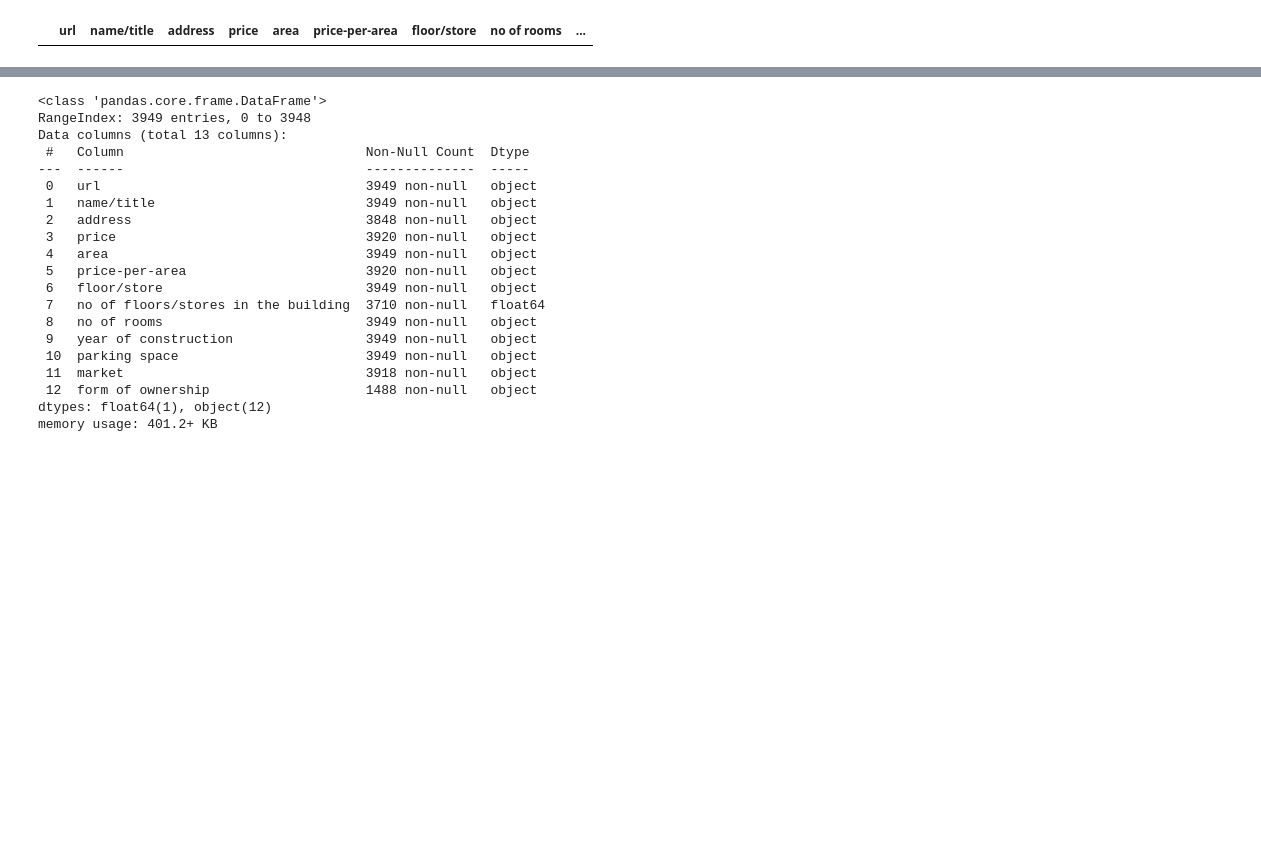
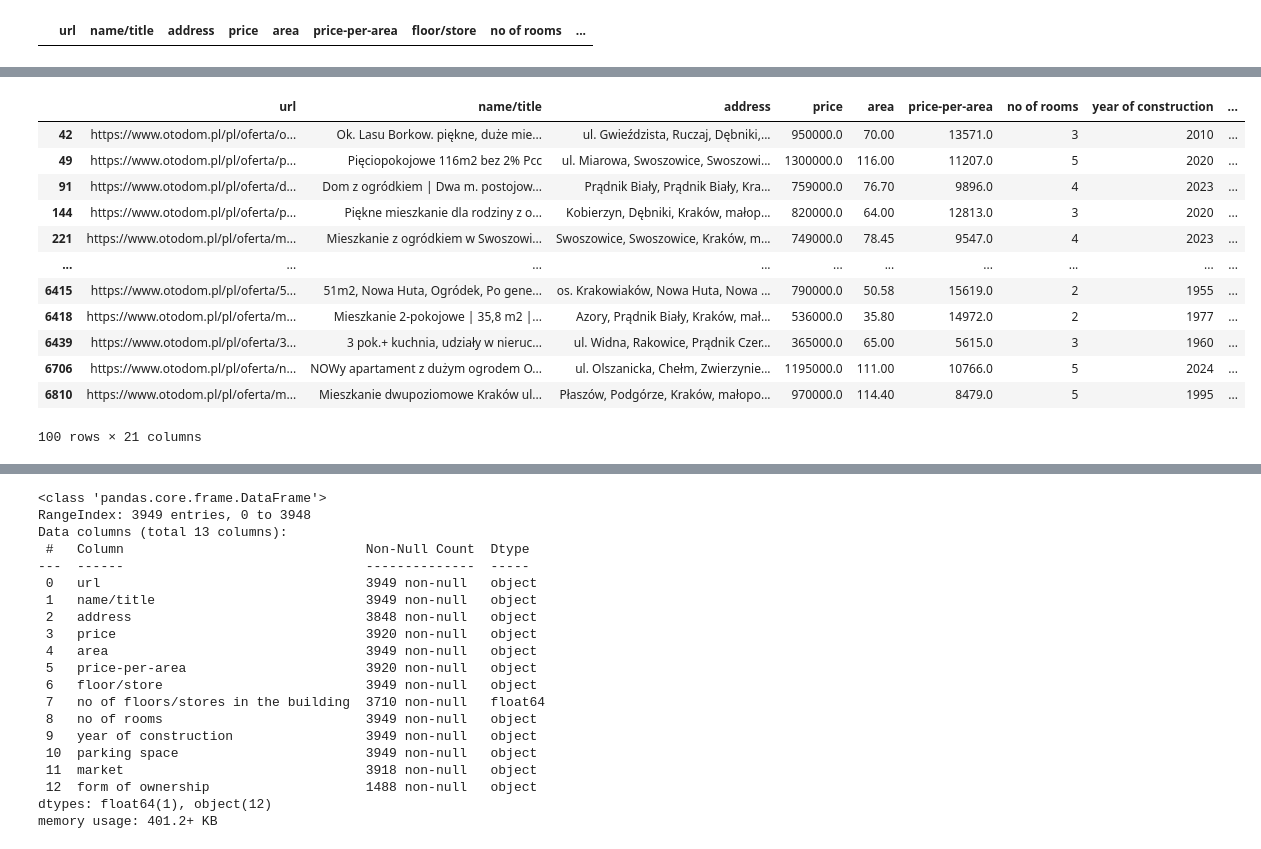
Before and after one commit to ksobczykR2DS/cracow-house-market-analysis, a Jupyter notebook: analysis.ipynb, the cells around one changed output, grey strips where cells are left out. Cells and saved outputs as stored; diff of their text form; code cells hidden in the pictures; blank space fills up the shorter version.

```diff
--- a/analysis.ipynb
+++ b/analysis.ipynb
@@ -140,0 +226,16 @@ df_otodom['no of rooms'] = df_otodom['no of rooms'].str.extract('(\d+)').astype(
+# %%
+df_otodom[df_otodom['floor'].isnull()]
+# %% [output]
+|  | url | name/title | address | price | area | price-per-area | no of rooms | year of construction | ... |
+| 42 | https://www.otodom.pl/pl/oferta/o... | Ok. Lasu Borkow. piękne, duże mie... | ul. Gwieździsta, Ruczaj, Dębniki,... | 950000.0 | 70.00 | 13571.0 | 3 | 2010 | ... |
+| 49 | https://www.otodom.pl/pl/oferta/p... | Pięciopokojowe 116m2 bez 2% Pcc | ul. Miarowa, Swoszowice, Swoszowi... | 1300000.0 | 116.00 | 11207.0 | 5 | 2020 | ... |
+| 91 | https://www.otodom.pl/pl/oferta/d... | Dom z ogródkiem | Dwa m. postojow... | Prądnik Biały, Prądnik Biały, Kra... | 759000.0 | 76.70 | 9896.0 | 4 | 2023 | ... |
+| 144 | https://www.otodom.pl/pl/oferta/p... | Piękne mieszkanie dla rodziny z o... | Kobierzyn, Dębniki, Kraków, małop... | 820000.0 | 64.00 | 12813.0 | 3 | 2020 | ... |
+| 221 | https://www.otodom.pl/pl/oferta/m... | Mieszkanie z ogródkiem w Swoszowi... | Swoszowice, Swoszowice, Kraków, m... | 749000.0 | 78.45 | 9547.0 | 4 | 2023 | ... |
+| ... | ... | ... | ... | ... | ... | ... | ... | ... | ... |
+| 6415 | https://www.otodom.pl/pl/oferta/5... | 51m2, Nowa Huta, Ogródek, Po gene... | os. Krakowiaków, Nowa Huta, Nowa ... | 790000.0 | 50.58 | 15619.0 | 2 | 1955 | ... |
+| 6418 | https://www.otodom.pl/pl/oferta/m... | Mieszkanie 2-pokojowe | 35,8 m2 |... | Azory, Prądnik Biały, Kraków, mał... | 536000.0 | 35.80 | 14972.0 | 2 | 1977 | ... |
+| 6439 | https://www.otodom.pl/pl/oferta/3... | 3 pok.+ kuchnia, udziały w nieruc... | ul. Widna, Rakowice, Prądnik Czer... | 365000.0 | 65.00 | 5615.0 | 3 | 1960 | ... |
+| 6706 | https://www.otodom.pl/pl/oferta/n... | NOWy apartament z dużym ogrodem O... | ul. Olszanicka, Chełm, Zwierzynie... | 1195000.0 | 111.00 | 10766.0 | 5 | 2024 | ... |
+| 6810 | https://www.otodom.pl/pl/oferta/m... | Mieszkanie dwupoziomowe Kraków ul... | Płaszów, Podgórze, Kraków, małopo... | 970000.0 | 114.40 | 8479.0 | 5 | 1995 | ... |
+100 rows × 21 columns
```
Also changed, not shown: parts of 36 cells of this notebook.
